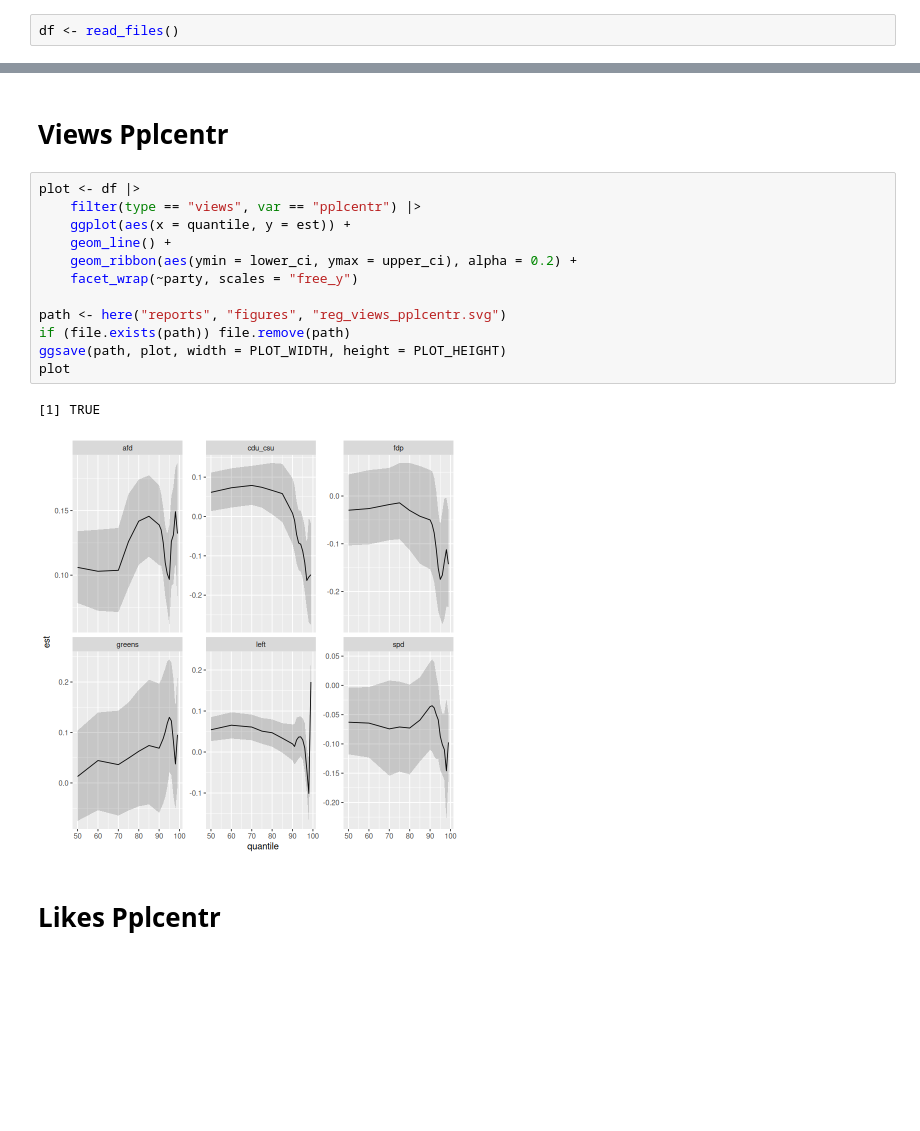
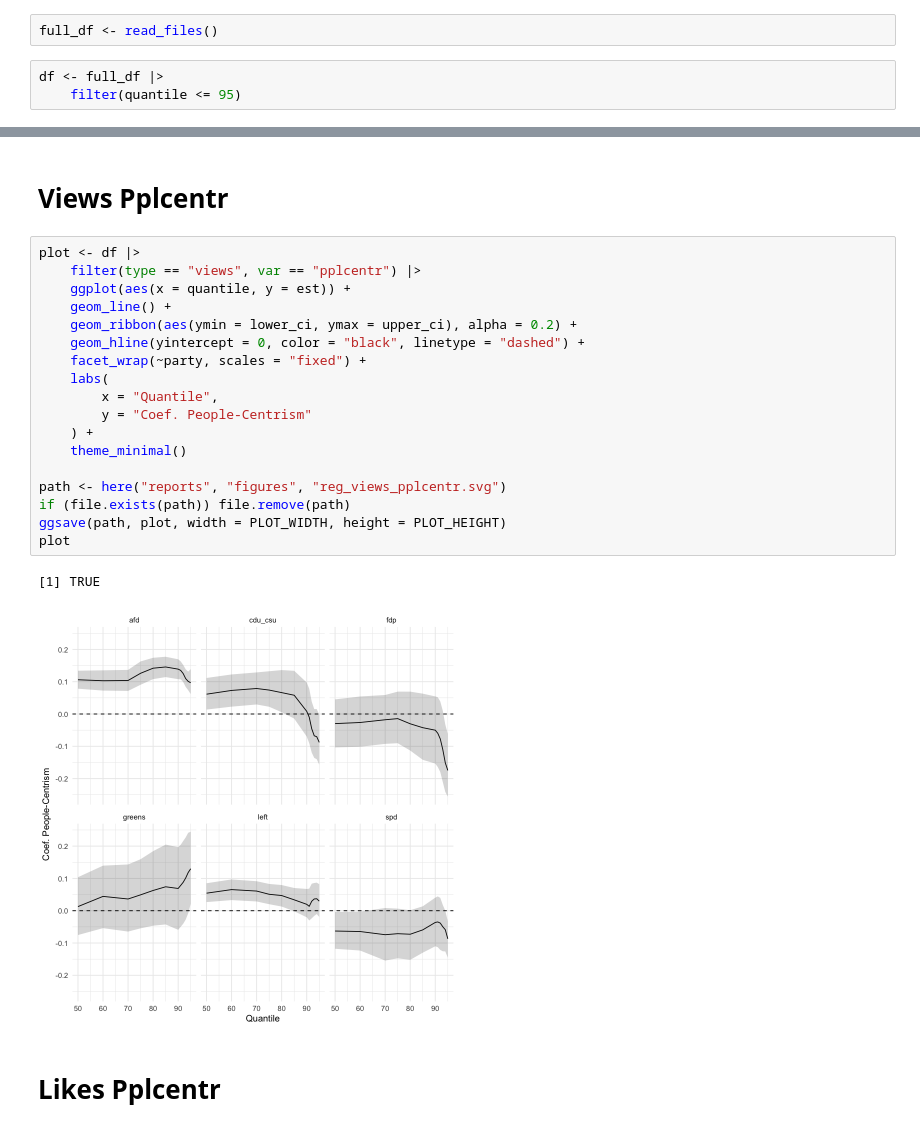
Before and after one commit to luerhard/anti-elitism-gets-views, a Jupyter notebook: pipeline/07-plot_regressions.ipynb, the cells around one changed output, grey strips where cells are left out. Saved outputs shown, nothing was run; the diff lists cells and outputs as text; blank space fills up the shorter version.

Commit message:
nicer text/imagess

```diff
--- a/pipeline/07-plot_regressions.ipynb
+++ b/pipeline/07-plot_regressions.ipynb
@@ -60,7 +62,10 @@ read_files <- function() {
     bind_rows(dfs)
 }
 # %%
-df <- read_files()
+full_df <- read_files()
+# %%
+df <- full_df |>
+    filter(quantile <= 95)
 # %% [markdown]
 # Views Elite
 # %%
@@ -100,18 +117,24 @@ plot
 # %%
 plot <- df |>
     filter(type == "views", var == "pplcentr") |>
     ggplot(aes(x = quantile, y = est)) +
     geom_line() +
     geom_ribbon(aes(ymin = lower_ci, ymax = upper_ci), alpha = 0.2) +
-    facet_wrap(~party, scales = "free_y")
+    geom_hline(yintercept = 0, color = "black", linetype = "dashed") +
+    facet_wrap(~party, scales = "fixed") +
+    labs(
+        x = "Quantile",
+        y = "Coef. People-Centrism"
+    ) +
+    theme_minimal()
 
 path <- here("reports", "figures", "reg_views_pplcentr.svg")
 if (file.exists(path)) file.remove(path)
 ggsave(path, plot, width = PLOT_WIDTH, height = PLOT_HEIGHT)
 plot
 # %% [output]
 [1] TRUE
-[figure, old version]
+[figure, new version]
 # %% [markdown]
 # Likes Pplcentr
 # %%
```
Also changed, not shown: parts of 4 cells of this notebook, 5 other files.
